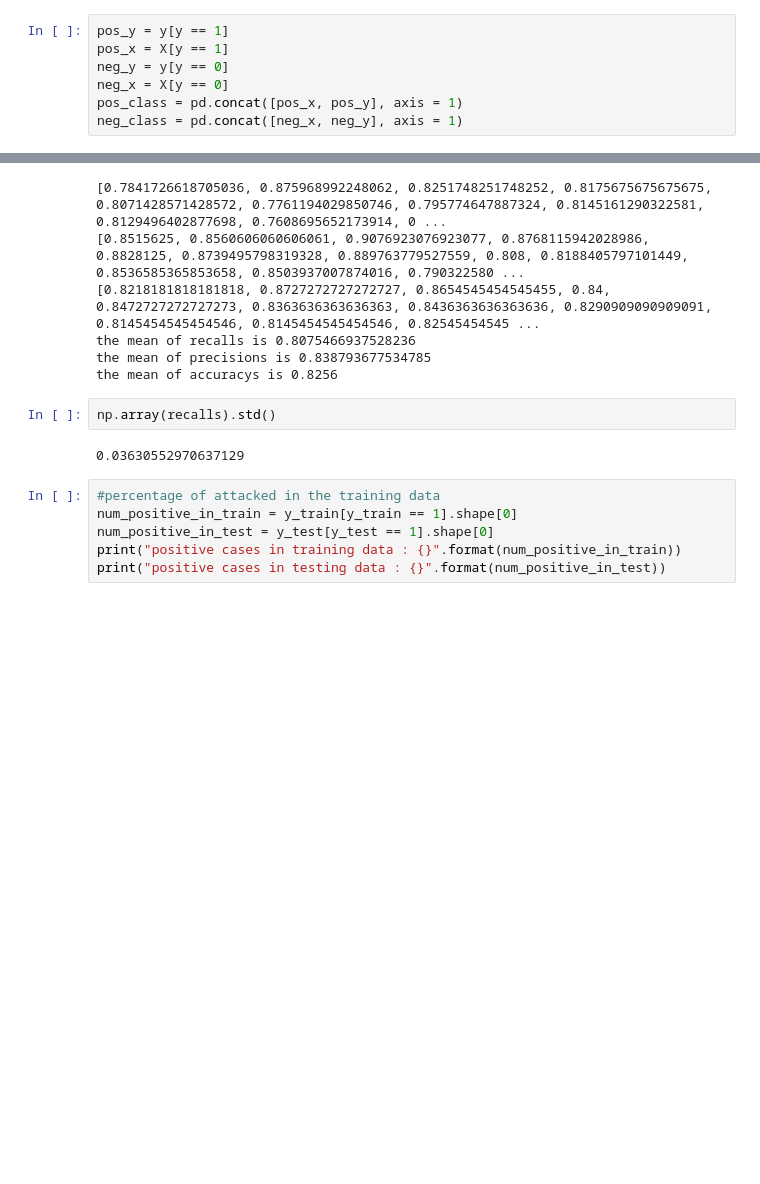
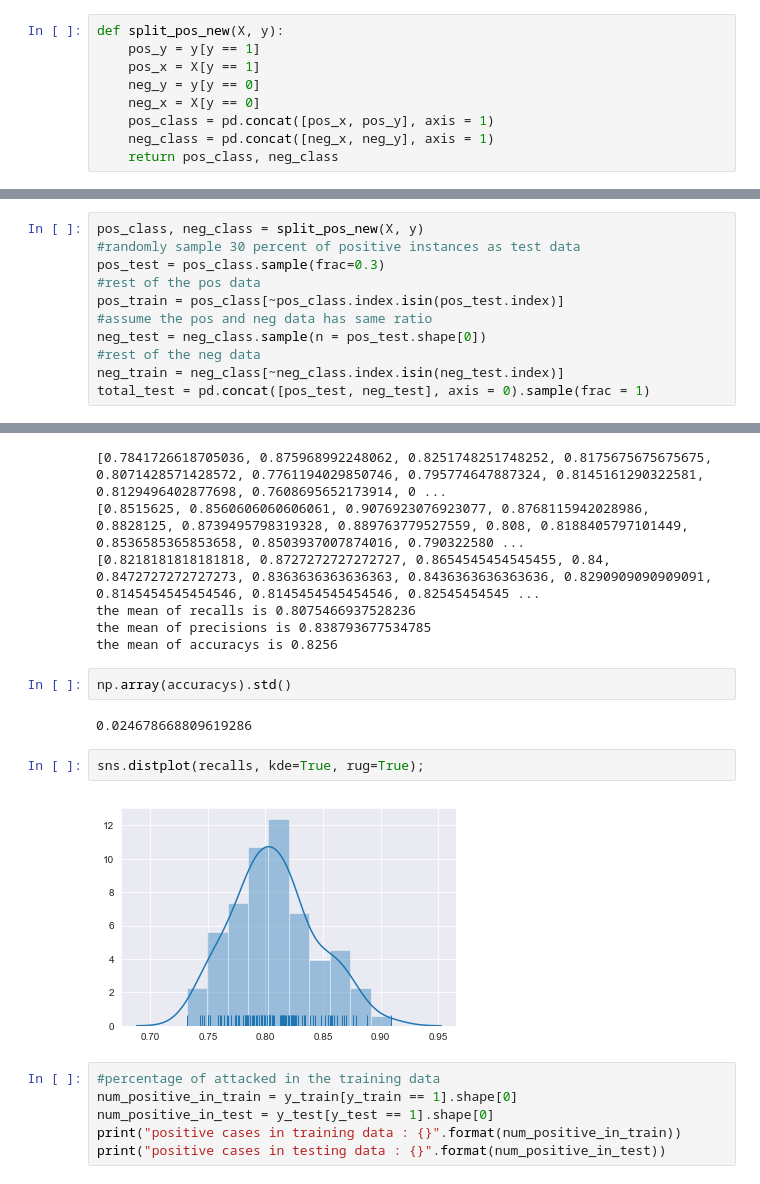
Before and after one commit to DavidHeSkr/data_analysis, a Jupyter notebook: notebook1.ipynb, the cells around one changed output, grey strips where cells are left out. Saved outputs shown, nothing was run; the diff lists cells and outputs as text; blank space fills up the shorter version.

```diff
--- a/notebook1.ipynb
+++ b/notebook1.ipynb
@@ -319,7 +323,9 @@ Text(0, 0.5, 'testing performance of positive class')
 # %%
-pos_y = y[y == 1]
-pos_x = X[y == 1]
-neg_y = y[y == 0]
-neg_x = X[y == 0]
-pos_class = pd.concat([pos_x, pos_y], axis = 1)
-neg_class = pd.concat([neg_x, neg_y], axis = 1)
+def split_pos_new(X, y):
+    pos_y = y[y == 1]
+    pos_x = X[y == 1]
+    neg_y = y[y == 0]
+    neg_x = X[y == 0]
+    pos_class = pd.concat([pos_x, pos_y], axis = 1)
+    neg_class = pd.concat([neg_x, neg_y], axis = 1)
+    return pos_class, neg_class
@@ -344,3 +332,14 @@ total_test = pd.concat([pos_test, neg_test], axis = 0).sample(frac = 1)
+# %%
+pos_class, neg_class = split_pos_new(X, y)
+#randomly sample 30 percent of positive instances as test data
+pos_test = pos_class.sample(frac=0.3)
+#rest of the pos data
+pos_train = pos_class[~pos_class.index.isin(pos_test.index)]
+#assume the pos and neg data has same ratio
+neg_test = neg_class.sample(n = pos_test.shape[0])
+#rest of the neg data
+neg_train = neg_class[~neg_class.index.isin(neg_test.index)]
+total_test = pd.concat([pos_test, neg_test], axis = 0).sample(frac = 1)
 # %%
 #total_test.drop(['target_y'], axis = 1)
 from sklearn.base import clone
@@ -508,9 +515,13 @@ the mean of recalls is 0.8075466937528236
 the mean of precisions is 0.838793677534785
 the mean of accuracys is 0.8256
 # %%
-np.array(recalls).std()
+np.array(accuracys).std()
 # %% [output]
-0.03630552970637129
+0.024678668809619286
+# %%
+sns.distplot(recalls, kde=True, rug=True);
+# %% [output]
+[figure, added]
 # %%
 #percentage of attacked in the training data
 num_positive_in_train = y_train[y_train == 1].shape[0]
```
Also changed, not shown: parts of 9 cells of this notebook.
